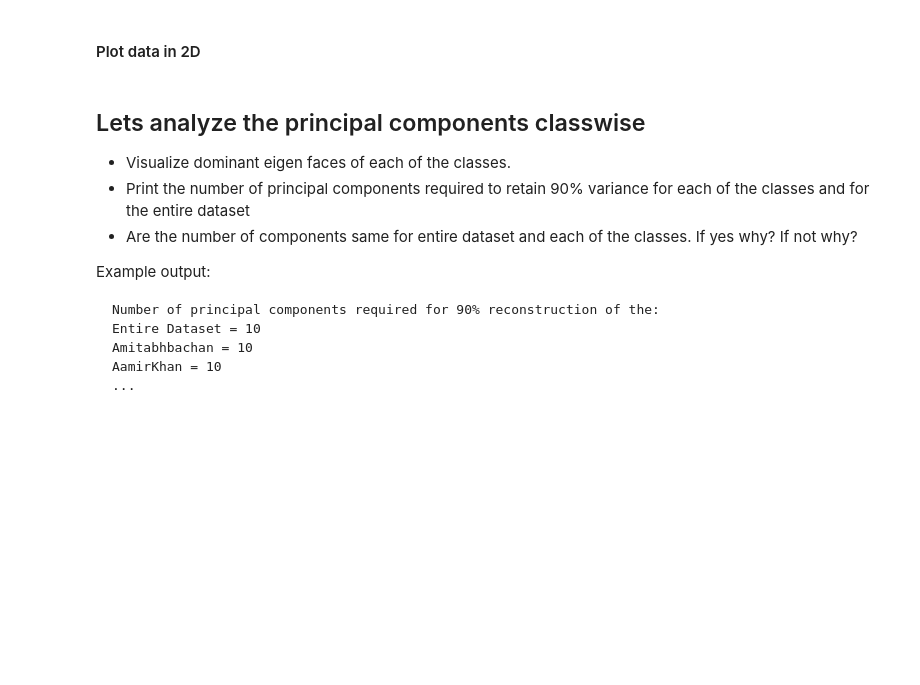
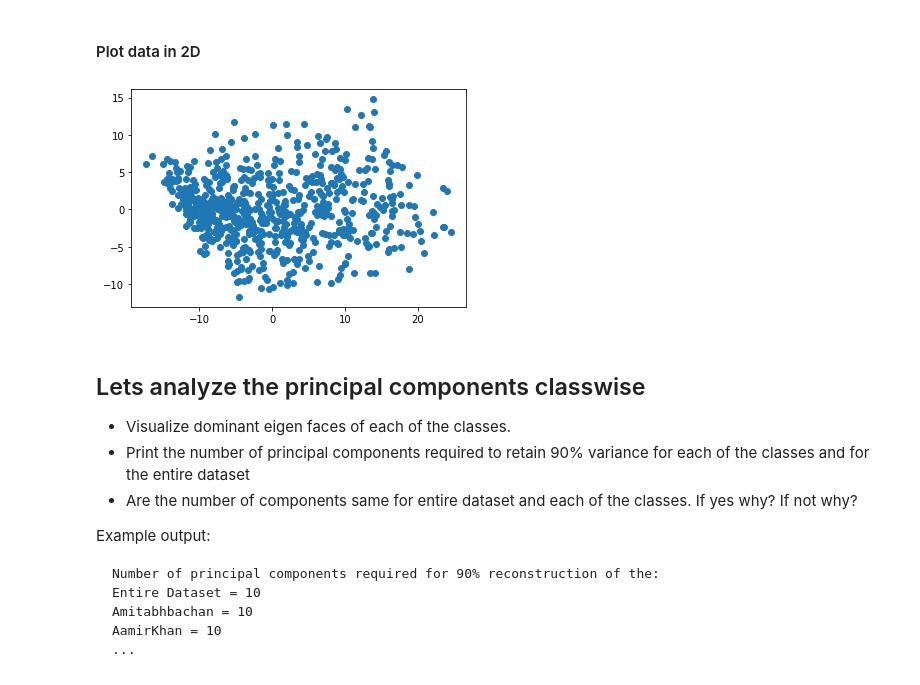
Before and after one commit to Architjain128/SMAI, a Jupyter notebook: Assignment2/rollnumber_Assignment2_Q3.ipynb, the cells around one changed output. Saved outputs shown, nothing was run; the diff lists cells and outputs as text; code cells hidden in the pictures; blank space fills up the shorter version.

```diff
--- a/Assignment2/rollnumber_Assignment2_Q3.ipynb
+++ b/Assignment2/rollnumber_Assignment2_Q3.ipynb
@@ -200,3 +240,16 @@ def plot(image,H,W,C,indices):
+# %%
+# plot data in 2D
+reduced=(vectors[:,0:2].T).real
+pca_2d=[]
+arr=arr_of_all_imgs.real
+for i in range(len(arr)):
+    pca_2d.append(np.matmul(reduced,arr[i]))
+pca_2d=np.array(pca_2d)
+# %%
+plt.scatter(pca_2d[:,0:1].reshape(-1),pca_2d[:,1:2].reshape(-1))
+plt.show()
+# %% [output]
+[figure, added]
 # %% [markdown]
 ## Lets analyze the principal components classwise
 - Visualize dominant eigen faces of each of the classes.
```
Also changed, not shown: parts of 26 cells of this notebook, 2 other files.
